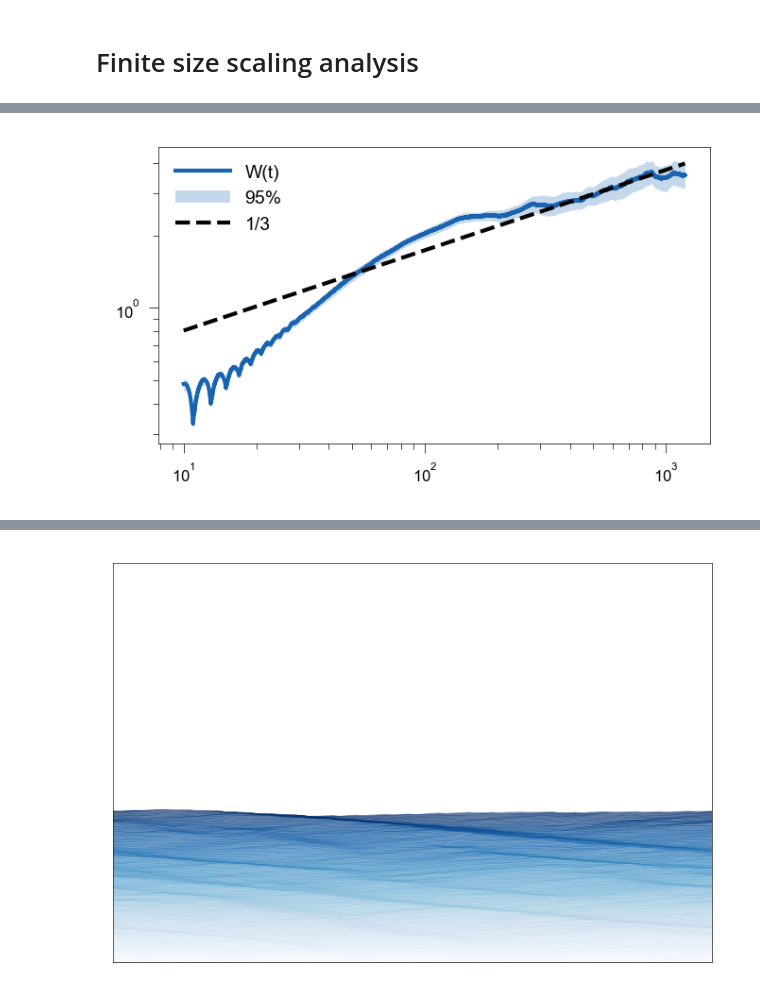
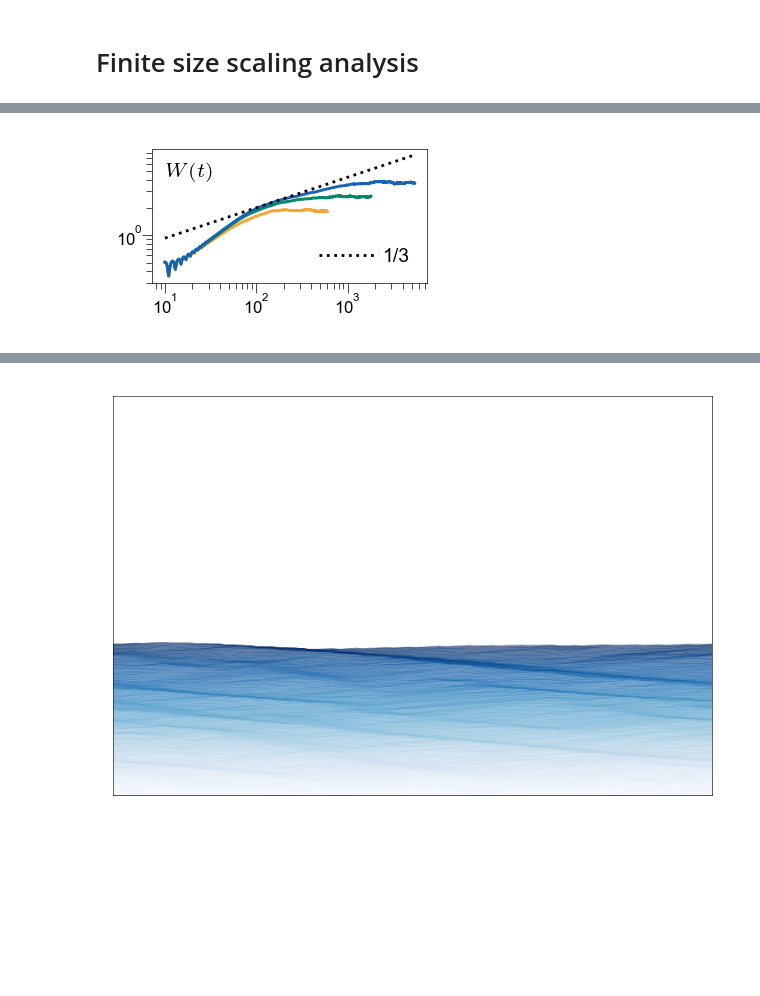
Before and after one commit to EPFL-ENAC/LUTS-pneuma-simulator, a Jupyter notebook: notebooks/simulator_kpz.ipynb, the cells around one changed output, grey strips where cells are left out. Saved outputs shown, nothing was run; the diff lists cells and outputs as text; code cells hidden in the pictures; blank space fills up the shorter version.

```diff
--- a/notebooks/simulator_kpz.ipynb
+++ b/notebooks/simulator_kpz.ipynb
@@ -497,11 +501,11 @@ import os
 import zipfile
 # %%
 p = 0.0001
-time_duration = 40  # 20 # 10
+time_duration = 90  # 30 # 10
 brake_duration = 3
 discounting = 0.6
 n_cars = 232  # 116 # 58
 n_moto = 0
-path = f"./output/sketches/nasch_INM_{round(p, 4)}_{time_duration}_{brake_duration}_{discounting}_{n_cars}"
+path = f"./output/files_from_jed/nasch_INM_{round(p, 4)}_{time_duration}_{brake_duration}_{discounting}_{n_cars}"
 path
 # %% [output]
@@ -628,0 +653,10 @@ lower_116, upper_116 = bootstrap_mean_ci(l_W, n_boot=1000)
+# %%
+random_state = np.random.default_rng(1)
+# %%
+path = f"./output/files_from_jed/nasch_INM_{round(p, 4)}_90_{brake_duration}_{discounting}_232"
+l_W = np.load(f"{path}.npy")
+W_average_232 = np.mean(
+    l_W,
+    axis=0,
+)
+lower_232, upper_232 = bootstrap_mean_ci(l_W, n_boot=1000, random_state=random_state)
@@ -865,42 +681,79 @@ plt.show()
 # %%
-# Assume W_series is already computed and has shape (T,)
 start = 1000
-t = np.arange(0, len(W_average_232)) * dt
+skip = 20
+fig, ax = plt.subplots(figsize=(4 * params.cm, 2.5 * params.cm), dpi=200)
+ax.set_aspect("equal")
+t_58 = np.arange(0, len(W_average_58)) * dt
+plt.loglog(t_58[start::skip], W_average_58[start::skip], lw=1, c=orange)
+ax.fill_between(
+    t_58[start::skip],
+    lower_58[start::skip],
+    upper_58[start::skip],
+    color=orange,
+    alpha=0.25,
+    linewidth=0,
+    # label="95%",
+)
+t_116 = np.arange(0, len(W_average_116)) * dt
+plt.loglog(t_116[start::skip], W_average_116[start::skip], lw=1, c=dark_teal)
+ax.fill_between(
+    t_116[start::skip],
+    lower_116[start::skip],
+    upper_116[start::skip],
+    color=dark_teal,
+    alpha=0.25,
+    linewidth=0,
+    # label="95%",
+)
 
-fig, ax = plt.subplots(figsize=(8 * params.cm, 7 * params.cm), dpi=200)
-ax.set_aspect("equal")
-plt.loglog(t[start:], W_average_232[start:], label="W(t)", c=dark_blue)
+t_232 = np.arange(0, len(W_average_232)) * dt
+plt.loglog(t_232[start::skip], W_average_232[start::skip], lw=1, c=dark_blue)
 ax.fill_between(
-    t[start:],
-    lower_232[start:],
-    upper_232[start:],
+    t_232[start::skip],
+    lower_232[start::skip],
+    upper_232[start::skip],
     color=dark_blue,
     alpha=0.25,
     linewidth=0,
-    label="95%",
+    # label="95%",
 )
 
 # Add reference line with slope 1/3 (fitted prefactor)
-logA = np.mean(np.log(W_average_232[start:]) - (1 / 3) * np.log(t[start:]))
-ref_line = np.exp(logA) * t[start:] ** (1 / 3)
-plt.loglog(t[start:], ref_line, "--", label="1/3", c="k")
+logA = np.max(np.log(W_average_232[start::skip]) - (1 / 3) * np.log(t_232[start::skip]))
+ref_line = np.exp(logA) * t_232[start::skip] ** (1 / 3)
+plt.loglog(t_232[start::skip], ref_line, ":", lw=1, label="1/3", c="k")
 
 ax.yaxis.set_minor_formatter(
     LogFormatterSciNotation(
         base=10,
         labelOnlyBase=True,
         minor_thresholds=(np.inf, np.inf),
     )
 )
-
+ax.text(
+    0.05,
+    0.9,
+    "$W(t)$",
+    ha="left",
+    va="top",
+    fontsize=7,
+    transform=ax.transAxes,
+    usetex=True,
+)
 ax.legend(
     frameon=False,
     handlelength=3,
+    handletextpad=0.25,
     fontsize=7,
-    loc=0,
+    loc=4,
 )
-
-plt.tight_layout(pad=0)
+ax.tick_params(axis="y", pad=0)
+ax.tick_params(axis="x", pad=0)
+# ax.set_ylabel("$W$", usetex=True, labelpad=0, fontsize=6)
+# ax.set_xlabel("$t$", usetex=True, labelpad=0, fontsize=6)
+plt.tight_layout(pad=0.1)
+plt.savefig("./output/figures/kpz/scaling.pdf", format="pdf", transparent=True)
 plt.show()
+plt.show()
 # %% [output]
-[figure, old version]
+[figure, new version]
```
Also changed, not shown: parts of 17 cells of this notebook, 2 other files.
